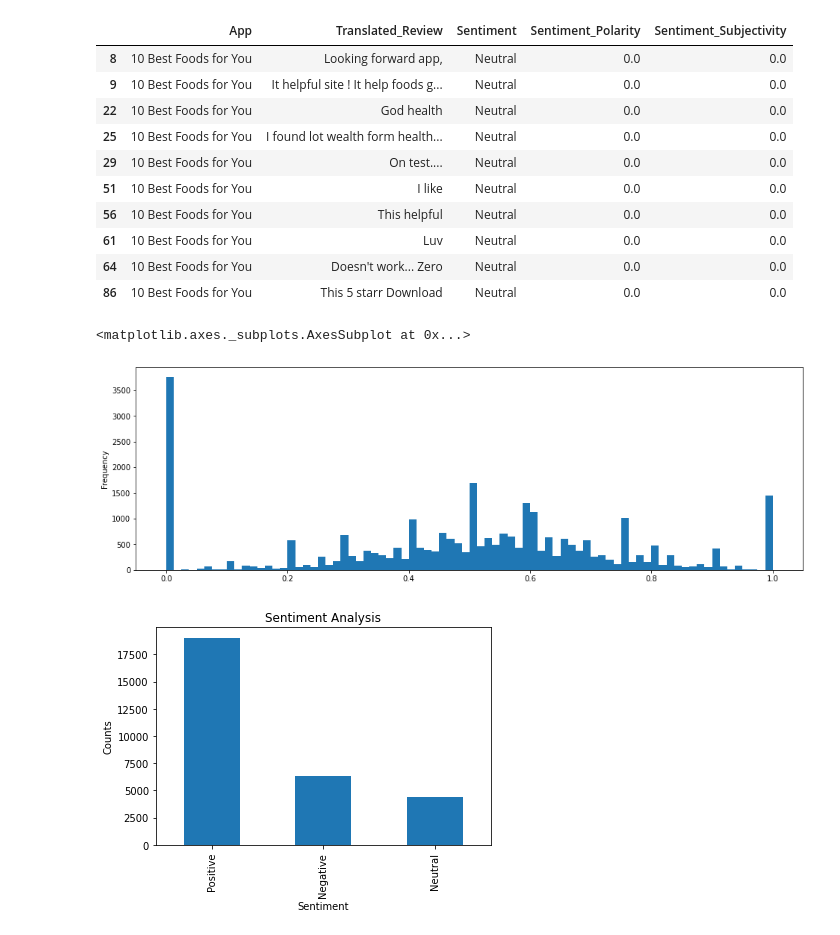
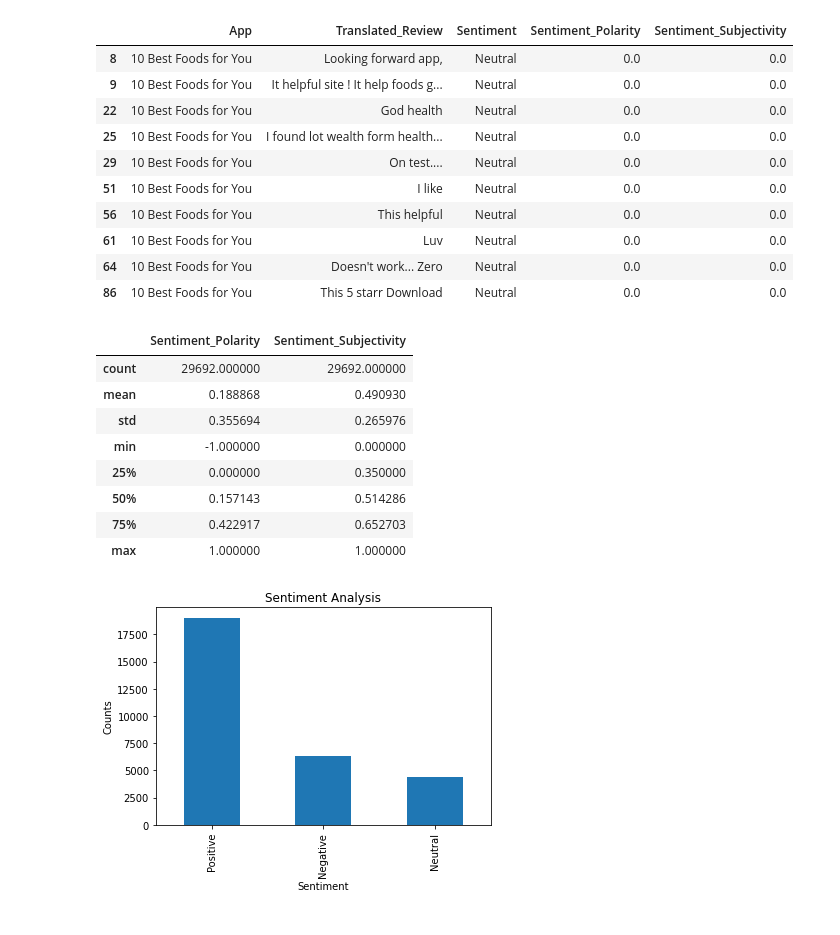
Before and after one commit to Aman7Rathore/Play-Store-App-Analysis, a Jupyter notebook: Play_Store_App_Review_Analysis_Capstone_Project.ipynb, the cells around one changed output. Saved outputs shown, nothing was run; the diff lists cells and outputs as text; code cells hidden in the pictures.

```diff
--- a/Play_Store_App_Review_Analysis_Capstone_Project.ipynb
+++ b/Play_Store_App_Review_Analysis_Capstone_Project.ipynb
@@ -298,11 +298,18 @@ user_review[user_review['Sentiment_Polarity']==0].head(10)
 | 61 | 10 Best Foods for You | Luv | Neutral | 0.0 | 0.0 |
 | 64 | 10 Best Foods for You | Doesn't work... Zero | Neutral | 0.0 | 0.0 |
 | 86 | 10 Best Foods for You | This 5 starr Download | Neutral | 0.0 | 0.0 |
-# %%
-user_review['Sentiment_Subjectivity'].plot(kind='hist',figsize=(16,5),bins=80)
-# %% [output]
-<matplotlib.axes._subplots.AxesSubplot at 0x...>
-[figure, removed]
+# %%
+user_review.describe()
+# %% [output]
+|  | Sentiment_Polarity | Sentiment_Subjectivity |
+| count | 29692.000000 | 29692.000000 |
+| mean | 0.188868 | 0.490930 |
+| std | 0.355694 | 0.265976 |
+| min | -1.000000 | 0.000000 |
+| 25% | 0.000000 | 0.350000 |
+| 50% | 0.157143 | 0.514286 |
+| 75% | 0.422917 | 0.652703 |
+| max | 1.000000 | 1.000000 |
 # %%
 
 plt.title('Sentiment Analysis')
```
Also changed, not shown: parts of 4 cells of this notebook.
